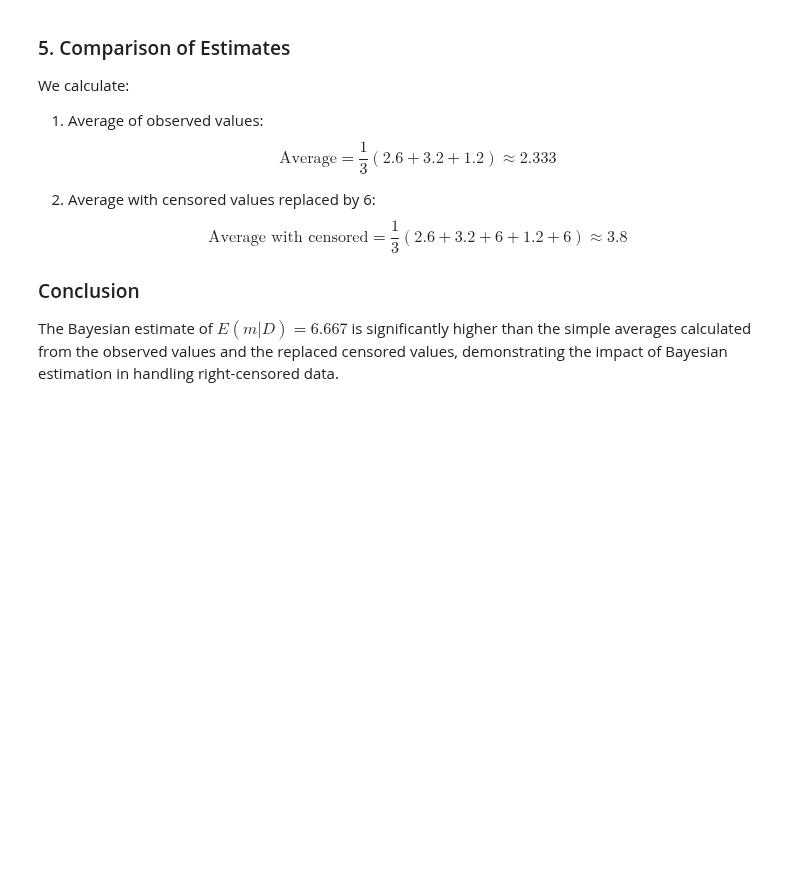
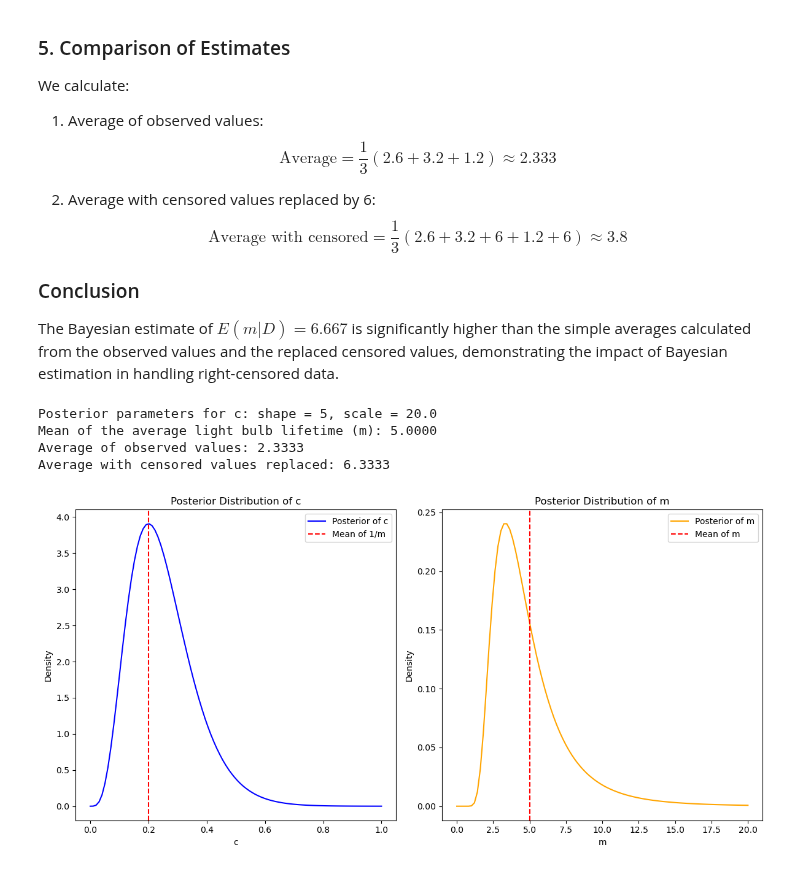
Before and after one commit to rocky115/DeepMythomatics, a Jupyter notebook: Sampling/Chapter-3/Saauntibaa_Saaguaan-1.ipynb, the cells around one changed output. Drawn from its saved outputs; the diff is of its cells as text; code cells hidden in the pictures; blank space fills up the shorter version.

```diff
--- a/Sampling/Chapter-3/Saauntibaa_Saaguaan-1.ipynb
+++ b/Sampling/Chapter-3/Saauntibaa_Saaguaan-1.ipynb
@@ -209,3 +211,82 @@ We calculate:
 ### Conclusion
 
 The Bayesian estimate of $ E(m | D) = 6.667 $ is significantly higher than the simple averages calculated from the observed values and the replaced censored values, demonstrating the impact of Bayesian estimation in handling right-censored data.
+# %%
+import numpy as np
+import matplotlib.pyplot as plt
+from scipy.stats import gamma, invgamma
+
+# Given data
+y1, y2, y4 = 2.6, 3.2, 1.2
+censoring_time = 6
+n_censored = 2  # y3 and y5 are censored
+
+# Prior parameters for the exponential distribution (standard exponential)
+alpha_prior = 1  # shape parameter (standard exponential)
+beta_prior = 1   # scale parameter (1/lambda)
+
+# Posterior parameters
+n = 4  # 4 observed (including censored)
+shape_post = alpha_prior + n
+scale_post = beta_prior + y1 + y2 + n_censored * censoring_time + y4
+
+# Posterior distribution for c
+posterior_c = gamma(shape_post, scale=1/scale_post)
+
+# Posterior distribution for m
+# Since m = 1/c, we have the inverse gamma distribution
+shape_m = shape_post
+scale_m = scale_post
+posterior_m = invgamma(shape_m, scale=scale_m)
+
+# Calculate the expected value of m
+E_m = posterior_m.mean()
+
+# Printing results
+print(f"Posterior parameters for c: shape = {shape_post}, scale = {scale_post}")
+print(f"Mean of the average light bulb lifetime (m): {E_m:.4f}")
+
+# Calculate estimates for comparison
+average_observed = (y1 + y2 + y4) / 3
+average_replaced_censored = (y1 + y2 + 6 + y4 + 6) / 3
+
+# Output the comparison
+print(f"Average of observed values: {average_observed:.4f}")
+print(f"Average with censored values replaced: {average_replaced_censored:.4f}")
+
+# Generate x values for plotting the posterior
+x_c = np.linspace(0, 1, 100)
+pdf_c = posterior_c.pdf(x_c)
+
+x_m = np.linspace(0, 20, 100)
+pdf_m = posterior_m.pdf(x_m)
+
+# Plotting the posterior distributions
+plt.figure(figsize=(12, 6))
+
+# Plot for c
+plt.subplot(1, 2, 1)
+plt.plot(x_c, pdf_c, label='Posterior of c', color='blue')
+plt.title('Posterior Distribution of c')
+plt.xlabel('c')
+plt.ylabel('Density')
+plt.axvline(1 / E_m, color='red', linestyle='--', label='Mean of 1/m')
+plt.legend()
+
+# Plot for m
+plt.subplot(1, 2, 2)
+plt.plot(x_m, pdf_m, label='Posterior of m', color='orange')
+plt.title('Posterior Distribution of m')
+plt.xlabel('m')
+plt.ylabel('Density')
+plt.axvline(E_m, color='red', linestyle='--', label='Mean of m')
+plt.legend()
+
+plt.tight_layout()
+plt.show()
+# %% [output]
+Posterior parameters for c: shape = 5, scale = 20.0
+Mean of the average light bulb lifetime (m): 5.0000
+Average of observed values: 2.3333
+Average with censored values replaced: 6.3333
+[figure, added]
```
Also changed, not shown: parts of 5 cells of this notebook.
